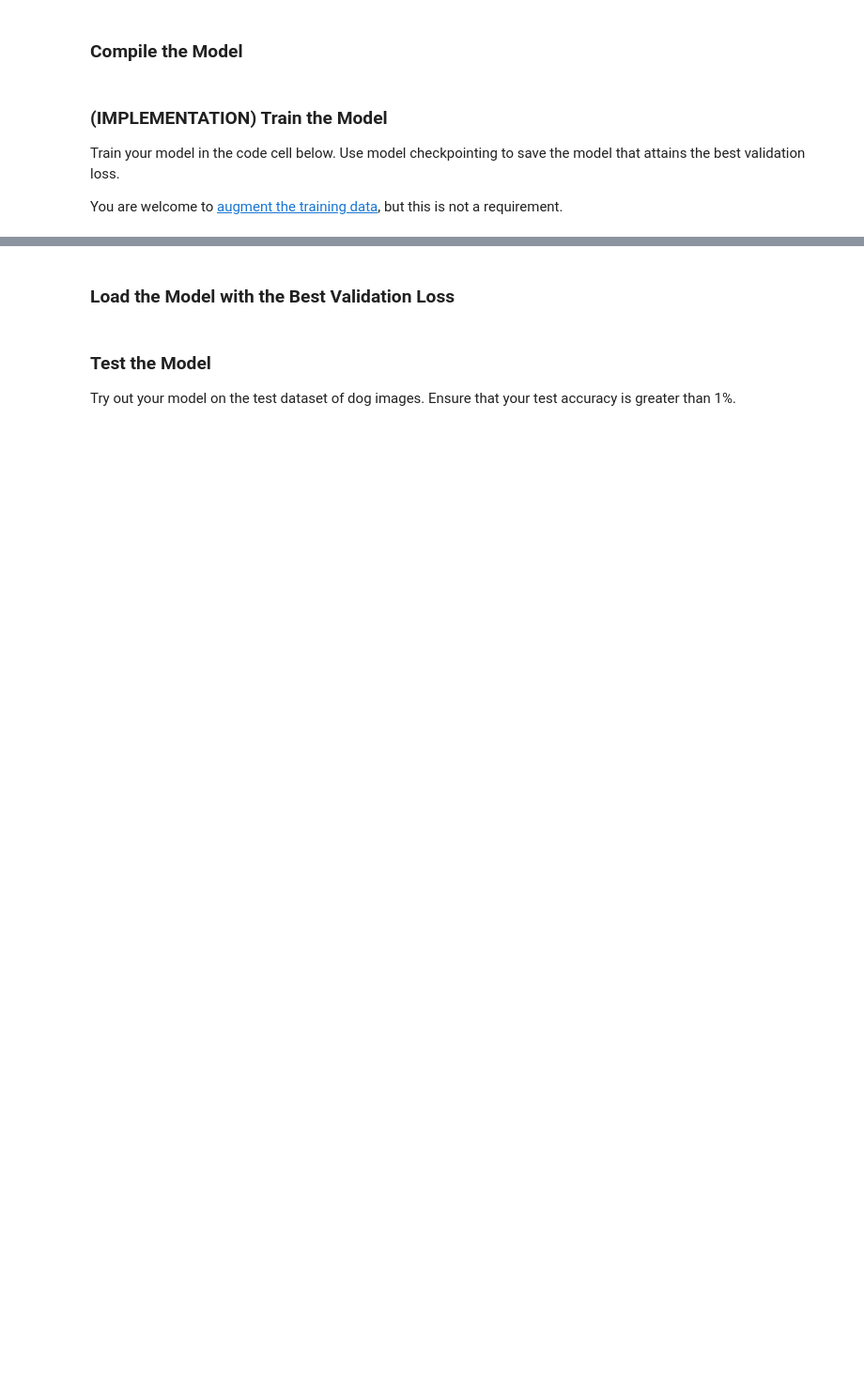
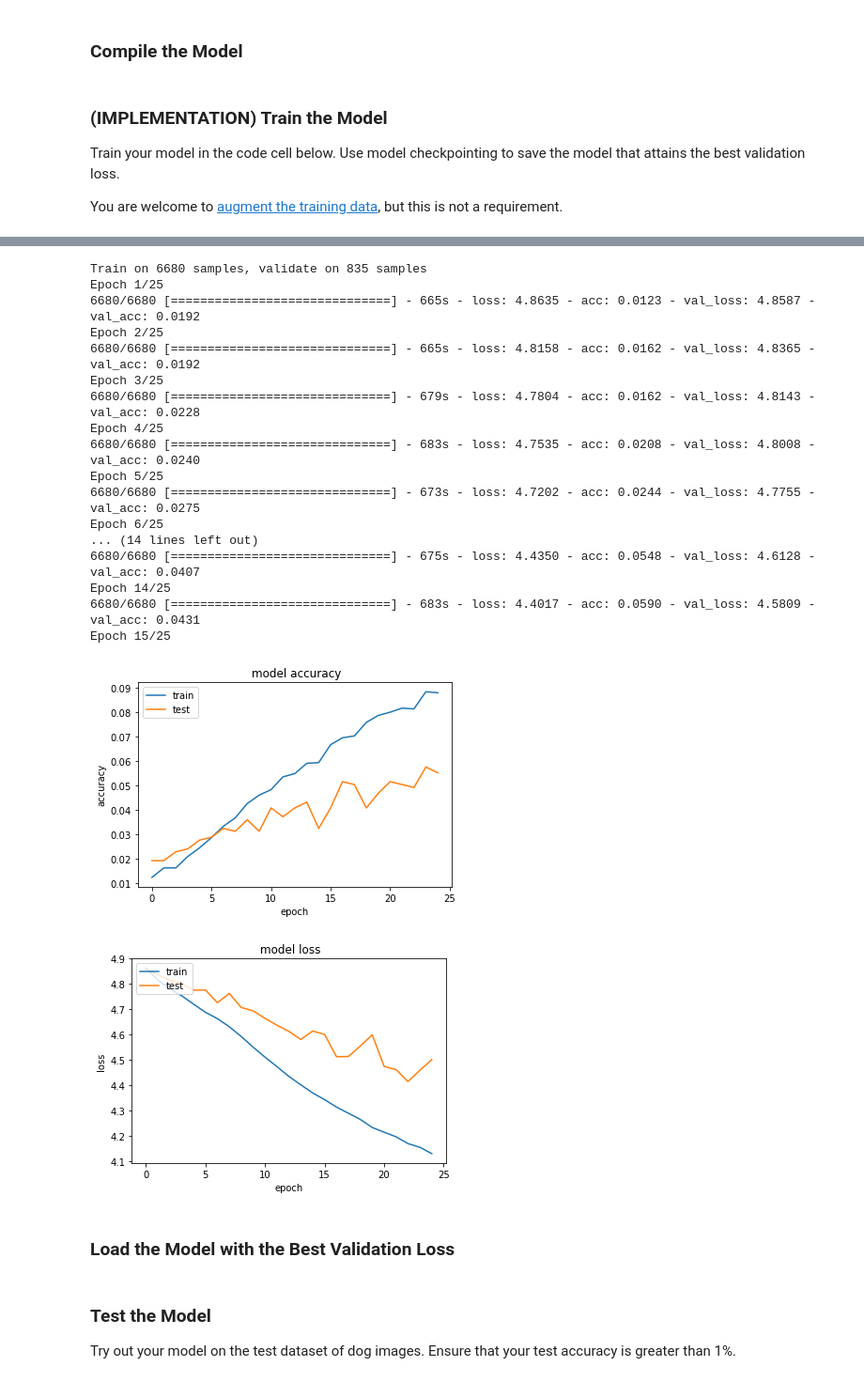
Before and after one commit to marianokamp/dog-project, a Jupyter notebook: dog_app.ipynb, the cells around one changed output, grey strips where cells are left out. Shown at 94% size. Cells and saved outputs as stored; diff of their text form; code cells hidden in the pictures; blank space fills up the shorter version.

```diff
--- a/dog_app.ipynb
+++ b/dog_app.ipynb
@@ -443,3 +629,40 @@ model.fit(train_tensors, train_targets,
+# %%
+from keras.callbacks import ModelCheckpoint
+
+### TODO: specify the number of epochs that you would like to use to train the model.
+
+epochs = 25
+
+### Do NOT modify the code below this line.
+
+checkpointer = ModelCheckpoint(filepath='saved_models/weights.best.from_scratch2.hdf5',
+                               verbose=1, save_best_only=True)
+
+hist2 = model2.fit(train_tensors, train_targets,
+          validation_data=(valid_tensors, valid_targets),
+          epochs=epochs, batch_size=20, callbacks=[checkpointer], verbose=1)
+
+print_metrics(hist2)
+# %% [output]
+Train on 6680 samples, validate on 835 samples
+Epoch 1/25
+6680/6680 [==============================] - 665s - loss: 4.8635 - acc: 0.0123 - val_loss: 4.8587 - val_acc: 0.0192
+Epoch 2/25
+6680/6680 [==============================] - 665s - loss: 4.8158 - acc: 0.0162 - val_loss: 4.8365 - val_acc: 0.0192
+Epoch 3/25
+6680/6680 [==============================] - 679s - loss: 4.7804 - acc: 0.0162 - val_loss: 4.8143 - val_acc: 0.0228
+Epoch 4/25
+6680/6680 [==============================] - 683s - loss: 4.7535 - acc: 0.0208 - val_loss: 4.8008 - val_acc: 0.0240
+Epoch 5/25
+6680/6680 [==============================] - 673s - loss: 4.7202 - acc: 0.0244 - val_loss: 4.7755 - val_acc: 0.0275
+Epoch 6/25
+... (14 lines left out)
+6680/6680 [==============================] - 675s - loss: 4.4350 - acc: 0.0548 - val_loss: 4.6128 - val_acc: 0.0407
+Epoch 14/25
+6680/6680 [==============================] - 683s - loss: 4.4017 - acc: 0.0590 - val_loss: 4.5809 - val_acc: 0.0431
+Epoch 15/25
+[figure, added]
+[figure, added]
 # %% [markdown]
 ### Load the Model with the Best Validation Loss
 # %%
```
Also changed, not shown: parts of 18 cells of this notebook.
